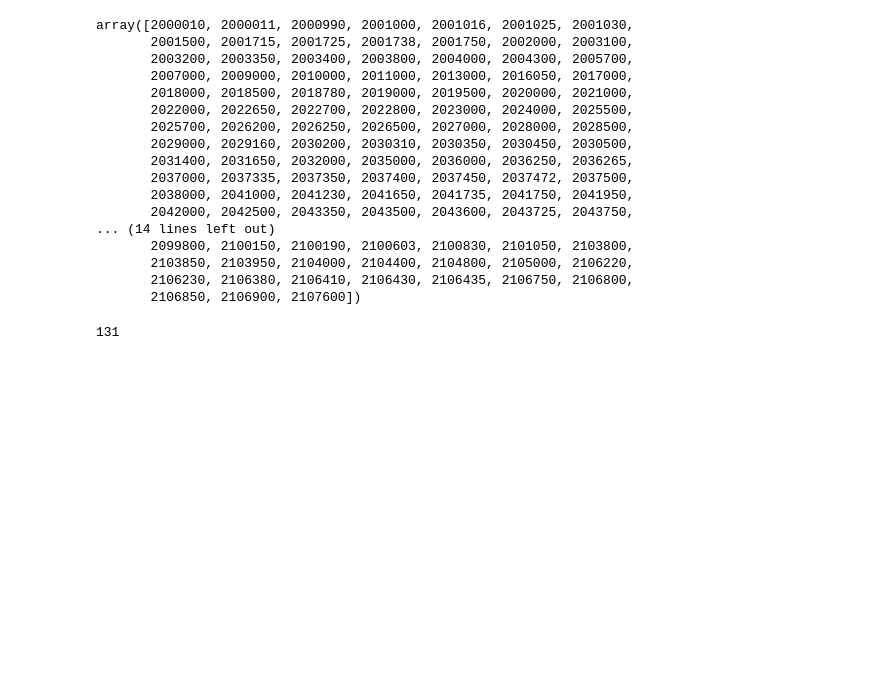
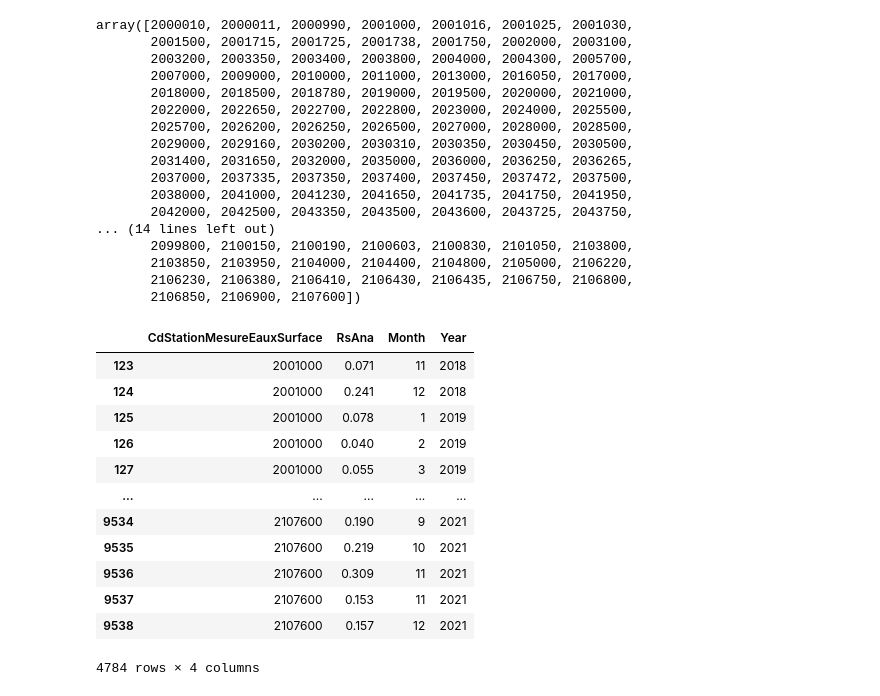
Before and after one commit to PotOfJam/Projet_eau, a Jupyter notebook: Projet_eau_pre_ortho.ipynb, the cells around one changed output. Cells and saved outputs as stored; diff of their text form; code cells hidden in the pictures; blank space fills up the shorter version.

```diff
--- a/Projet_eau_pre_ortho.ipynb
+++ b/Projet_eau_pre_ortho.ipynb
@@ -206,6 +201,4 @@ station_ortho_check = [2000010, 2000011, 2000990, 2001000, 2001016, 2001025, 200
        2106850, 2106900, 2107600]
 # %%
 # How many stations are common to the two datasets
-len(set(station_id_check) & set(station_ortho_check))
+shared_station= set(station_id_check) & set(station_ortho_check)
-# %% [output]
-131
@@ -211,0 +207,16 @@ len(set(station_id_check) & set(station_ortho_check))
+# %%
+preprocess_df
+# %% [output]
+|  | CdStationMesureEauxSurface | RsAna | Month | Year |
+| 123 | 2001000 | 0.071 | 11 | 2018 |
+| 124 | 2001000 | 0.241 | 12 | 2018 |
+| 125 | 2001000 | 0.078 | 1 | 2019 |
+| 126 | 2001000 | 0.040 | 2 | 2019 |
+| 127 | 2001000 | 0.055 | 3 | 2019 |
+| ... | ... | ... | ... | ... |
+| 9534 | 2107600 | 0.190 | 9 | 2021 |
+| 9535 | 2107600 | 0.219 | 10 | 2021 |
+| 9536 | 2107600 | 0.309 | 11 | 2021 |
+| 9537 | 2107600 | 0.153 | 11 | 2021 |
+| 9538 | 2107600 | 0.157 | 12 | 2021 |
+4784 rows × 4 columns
```
Also changed, not shown: parts of 12 cells of this notebook, 1 other file.
